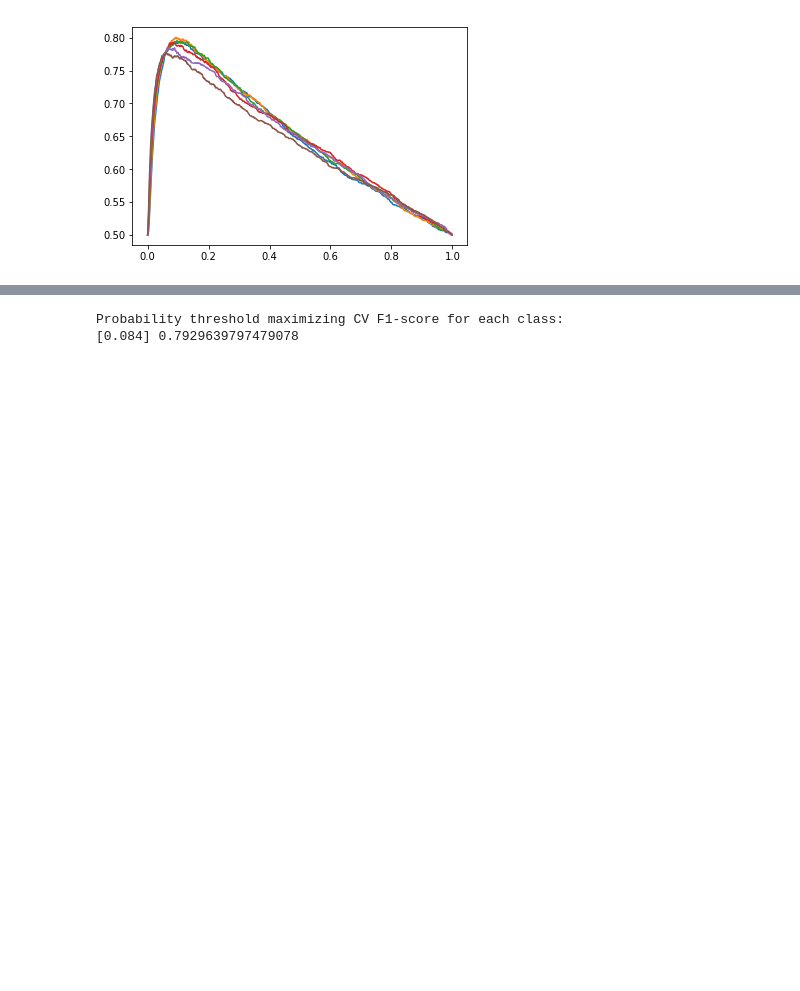
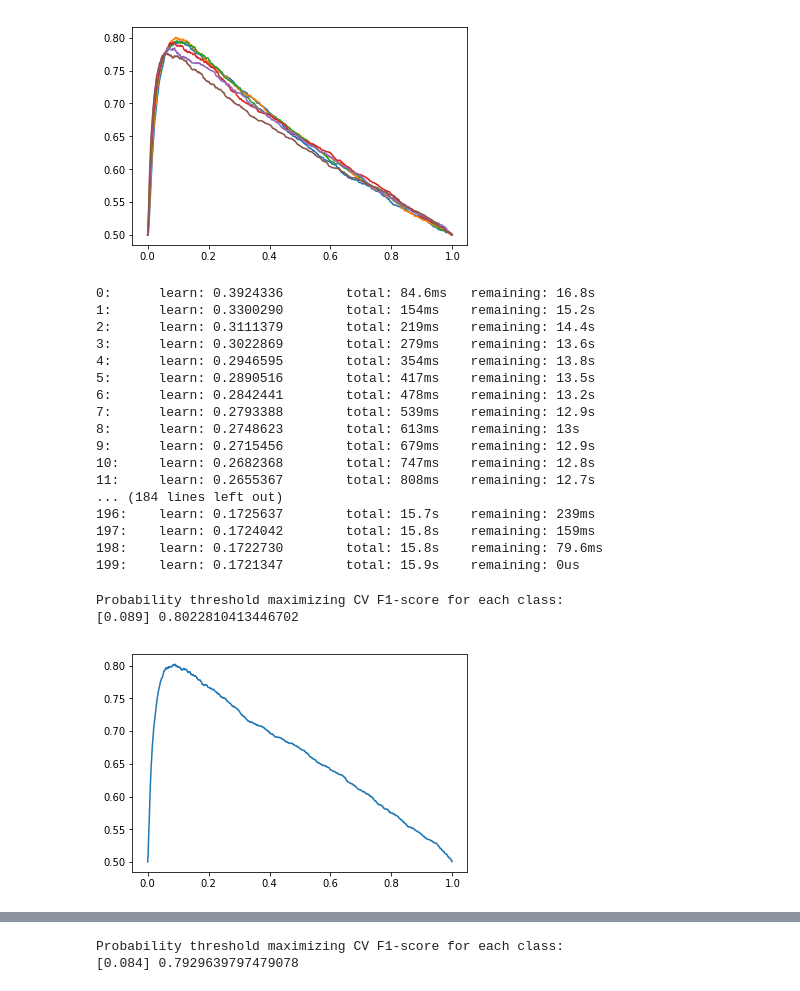
Before and after one commit to AnastassiyaP/kaggle-santander, a Jupyter notebook: CAT boost.ipynb, the cells around one changed output, grey strips where cells are left out. Cells and saved outputs as stored; diff of their text form; code cells hidden in the pictures; blank space fills up the shorter version.

```diff
--- a/CAT boost.ipynb
+++ b/CAT boost.ipynb
@@ -224,3 +250,36 @@ model = models[1]
+# %%
+model = CatBoostClassifier(iterations=2000,
+                   eval_metric='AUC',
+                   depth=6,
+                   learning_rate=0.5,
+                   loss_function='Logloss',
+                )
+#train the model
+model.fit(X, y)
+preds_proba = model.predict_proba(test_data)
+val_pred= np.array(preds_proba)[:,1]
+roc_auc=roc_auc_calc(val_pred)
+# %% [output]
+0:      learn: 0.3924336        total: 84.6ms   remaining: 16.8s
+1:      learn: 0.3300290        total: 154ms    remaining: 15.2s
+2:      learn: 0.3111379        total: 219ms    remaining: 14.4s
+3:      learn: 0.3022869        total: 279ms    remaining: 13.6s
+4:      learn: 0.2946595        total: 354ms    remaining: 13.8s
+5:      learn: 0.2890516        total: 417ms    remaining: 13.5s
+6:      learn: 0.2842441        total: 478ms    remaining: 13.2s
+7:      learn: 0.2793388        total: 539ms    remaining: 12.9s
+8:      learn: 0.2748623        total: 613ms    remaining: 13s
+9:      learn: 0.2715456        total: 679ms    remaining: 12.9s
+10:     learn: 0.2682368        total: 747ms    remaining: 12.8s
+11:     learn: 0.2655367        total: 808ms    remaining: 12.7s
+... (184 lines left out)
+196:    learn: 0.1725637        total: 15.7s    remaining: 239ms
+197:    learn: 0.1724042        total: 15.8s    remaining: 159ms
+198:    learn: 0.1722730        total: 15.8s    remaining: 79.6ms
+199:    learn: 0.1721347        total: 15.9s    remaining: 0us
+Probability threshold maximizing CV F1-score for each class:
+[0.089] 0.8022810413446702
+[figure, added]
 # %%
 import seaborn as sns
 fig, ax = plt.subplots(2,1,figsize=(25,150))
```
Also changed, not shown: parts of 9 cells of this notebook, 1 other file.
